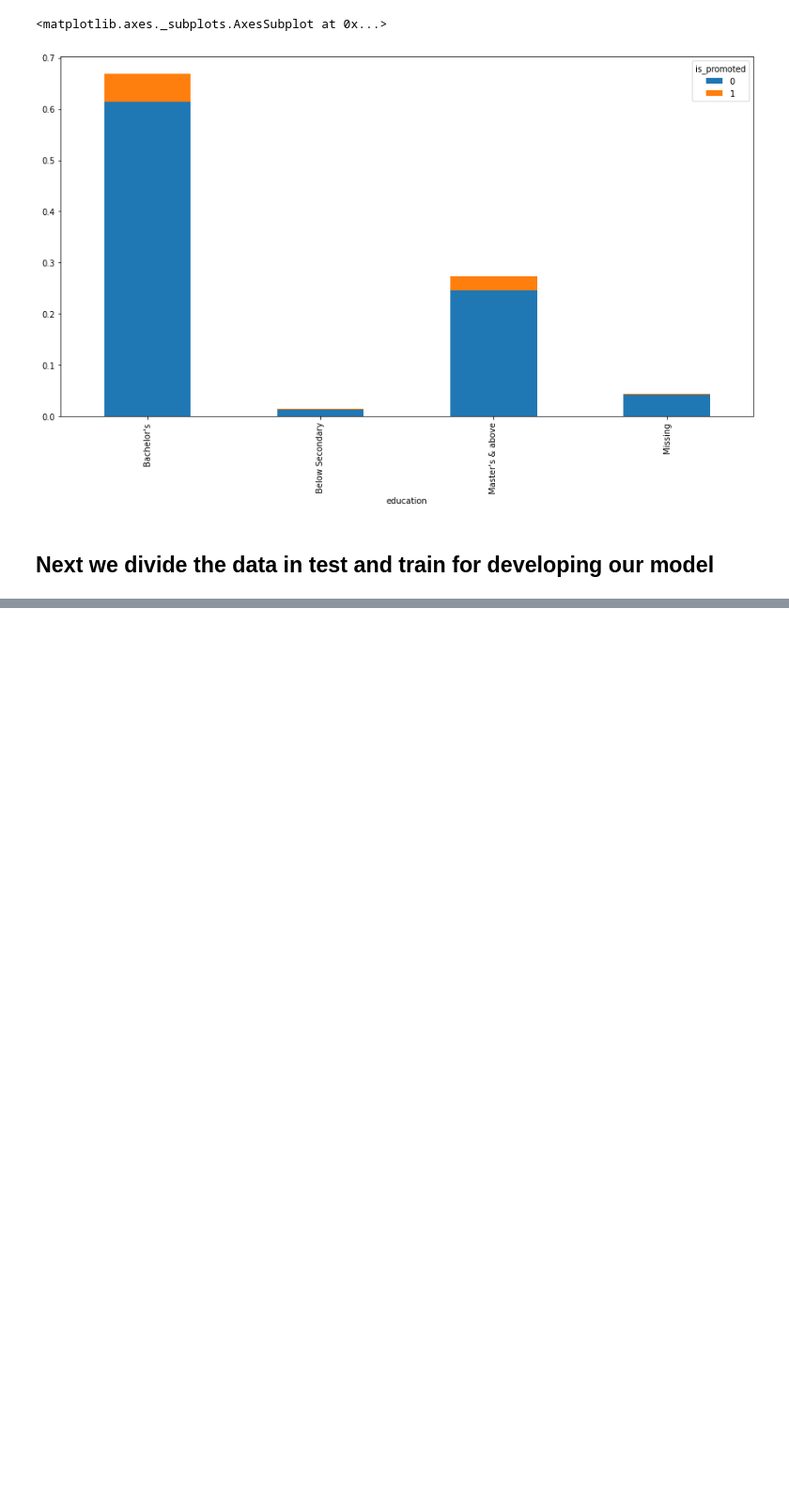
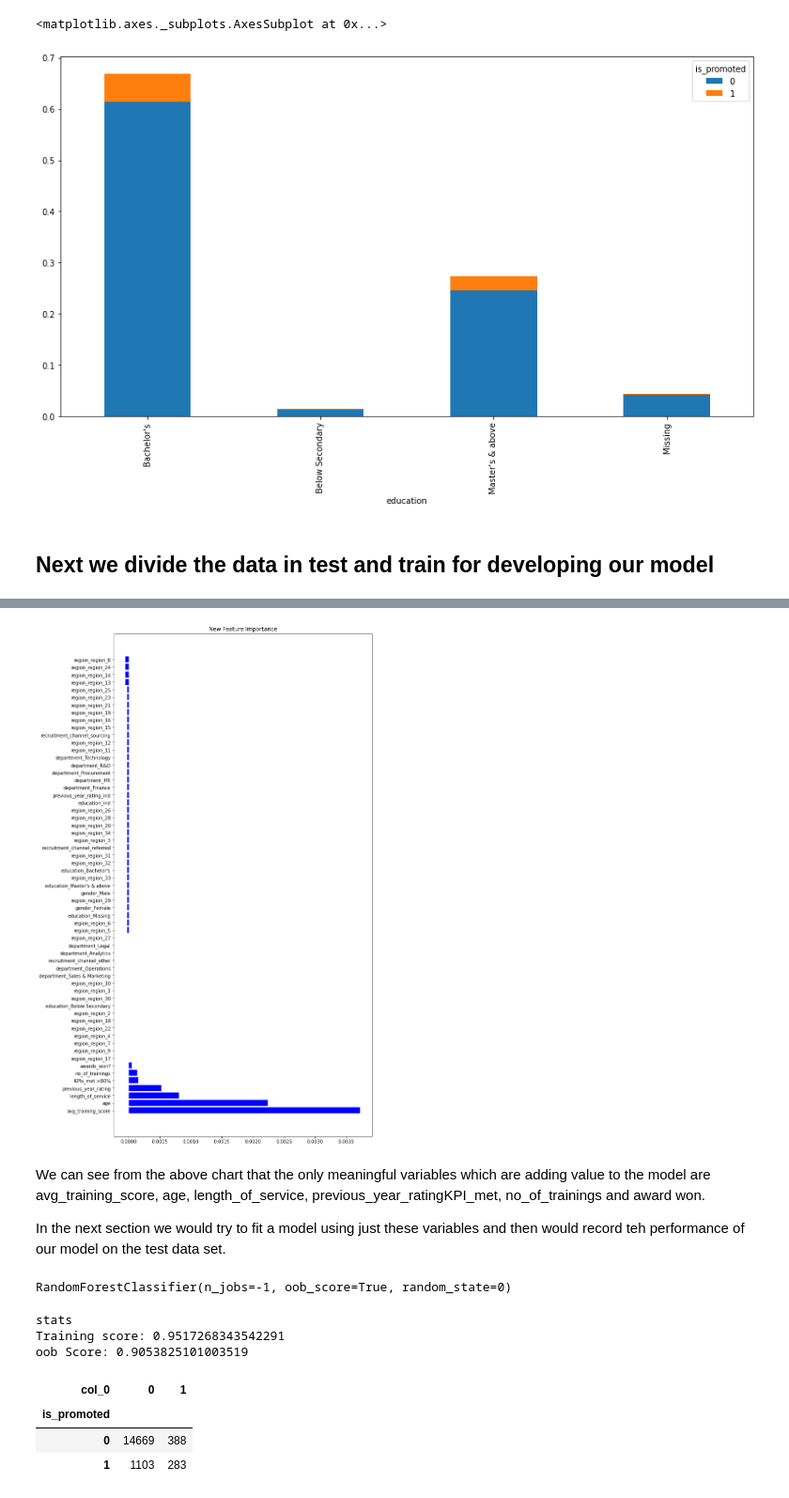
Before and after one commit to vikas280394/python_jupyter, a Jupyter notebook: If_promoted_problem_practice_jupyter.ipynb, the cells around one changed output, grey strips where cells are left out. Shown at 94% size. Cells and saved outputs as stored; diff of their text form; code cells hidden in the pictures; blank space fills up the shorter version.

```diff
--- a/If_promoted_problem_practice_jupyter.ipynb
+++ b/If_promoted_problem_practice_jupyter.ipynb
@@ -382,0 +429,47 @@ memory usage: 4.7 MB
+# %%
+from sklearn.base import clone
+
+def imp_df(column_names, importances):
+    df = pd.DataFrame({'feature': column_names,
+            'feature_importance': importances}).sort_values('feature_importance', ascending = False).reset_index(drop = True)
+    return df
+
+def drop_col_feat_imp(model, X_train, y_train, random_state = 42):
+
+    # clone the model to have the exact same specification as the one initially trained
+    model_clone = clone(model)
+    # set random_state for comparability
+    model_clone.random_state = random_state
+    # training and scoring the benchmark model
+    model_clone.fit(X_train, y_train)
+    benchmark_score = model_clone.score(X_train, y_train)
+    # list for storing feature importances
+    importances = []
+
+    # iterating over all columns and storing feature importance (difference between benchmark and new model)
+    for col in X_train.columns:
+        model_clone = clone(model)
+        model_clone.random_state = random_state
+        model_clone.fit(X_train.drop(col, axis = 1), y_train)
+        drop_col_score = model_clone.score(X_train.drop(col, axis = 1), y_train)
+        importances.append(benchmark_score - drop_col_score)
+
+    importances_df = imp_df(X_train.columns, importances)
+    return importances_df
+# %%
+important_df = drop_col_feat_imp(rf, X_train, Y_train, random_state=0)
+# %%
+## Now that we have calculated the feature imoportance we would plot the new feature importance and see what all
+## variables are we supposed to include in the model.
+
+plt.title('New Feature Importance')
+plt.rcParams['figure.figsize'] = [10, 10]
+plt.barh( range(len(important_df)), important_df.feature_importance, color = 'b', align = 'center')
+plt.yticks(range(len(important_df)),important_df.feature)
+plt.show()
+# %% [output]
+[figure, added]
+# %% [markdown]
+We can see from the above chart that the only meaningful variables which are adding value to the model are avg_training_score, age, length_of_service, previous_year_ratingKPI_met, no_of_trainings and award won.
+
+In the next section we would try to fit a model using just these variables and then would record teh performance of our model on the test data set.
@@ -382,0 +479,11 @@ memory usage: 4.7 MB
+# %%
+rf1 = RandomForestClassifier( n_estimators= 100, n_jobs=-1 , oob_score= True, bootstrap= True, random_state=0)
+rf1.fit(X_train_new, Y_train)
+# %% [output]
+RandomForestClassifier(n_jobs=-1, oob_score=True, random_state=0)
+# %%
+print("stats\nTraining score: {} \noob Score: {}". format(rf1.score(X_train_new, Y_train), rf1.oob_score_))
+# %% [output]
+stats
+Training score: 0.9517268343542291
+oob Score: 0.9053825101003519
@@ -382,0 +493,7 @@ memory usage: 4.7 MB
+# %%
+pd.crosstab(Y_test, Y_test_pred)
+# %% [output]
+| col_0 | 0 | 1 |
+| is_promoted |  |  |
+| 0 | 14669 | 388 |
+| 1 | 1103 | 283 |
```
Also changed, not shown: parts of 15 cells of this notebook.
